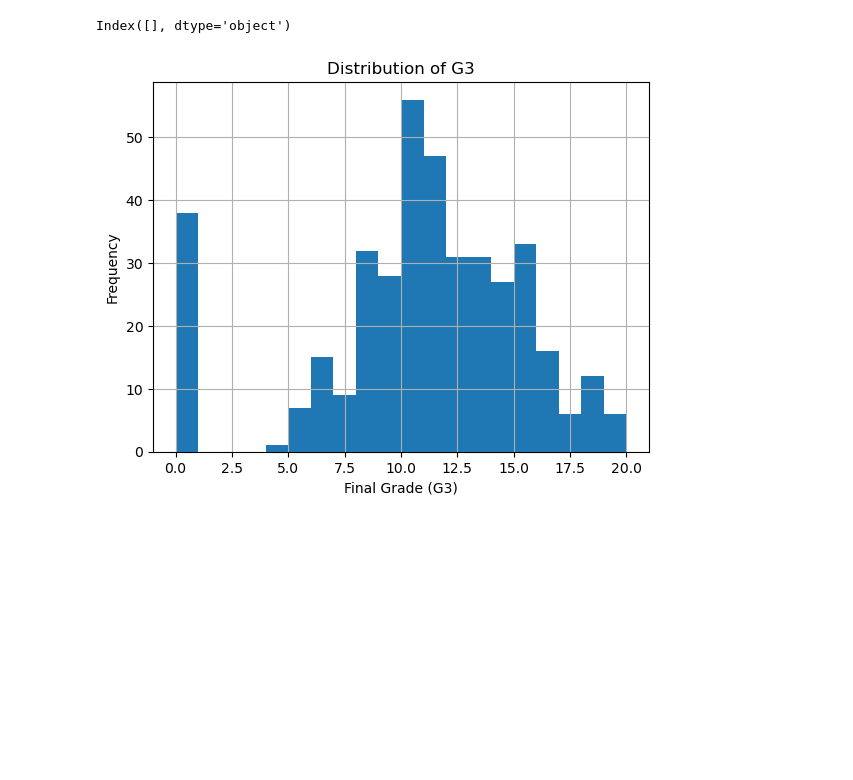
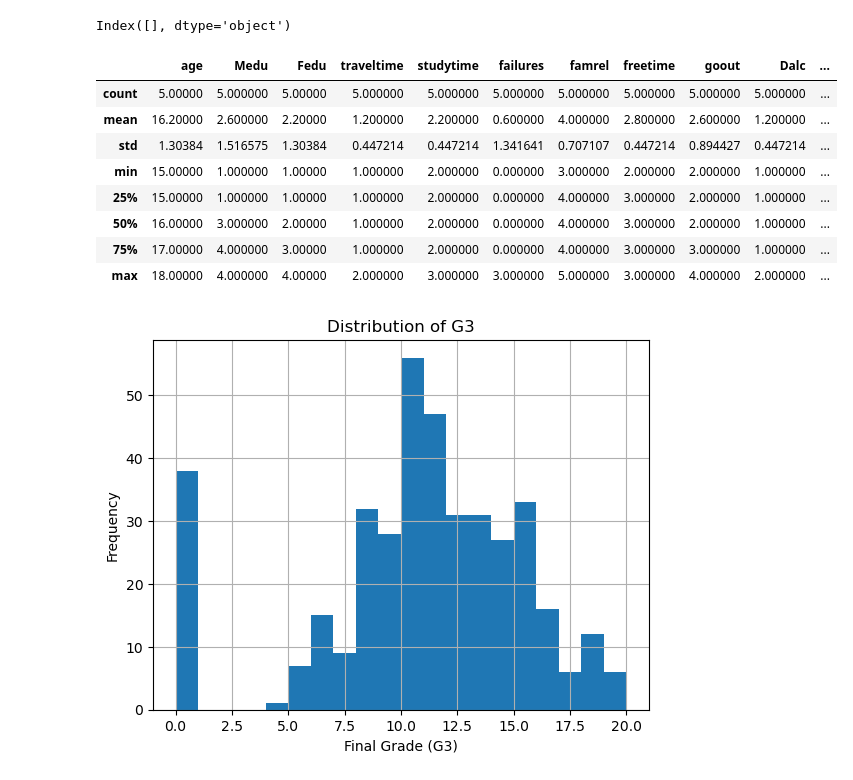
Before and after one commit to Santiagospinai7/ml-zoomcamp-homework, a Jupyter notebook: 02-regression/student_performance/Untitled.ipynb, the cells around one changed output. Drawn from its saved outputs; the diff is of its cells as text; code cells hidden in the pictures; blank space fills up the shorter version.

```diff
--- a/02-regression/student_performance/Untitled.ipynb
+++ b/02-regression/student_performance/Untitled.ipynb
@@ -35,3 +35,15 @@ Index([], dtype='object')
 df_por.columns[df_por.isnull().sum() > 0]
 # %% [output]
 Index([], dtype='object')
+# %%
+df_mat.head().describe()
+# %% [output]
+|  | age | Medu | Fedu | traveltime | studytime | failures | famrel | freetime | goout | Dalc | ... |
+| count | 5.00000 | 5.000000 | 5.00000 | 5.000000 | 5.000000 | 5.000000 | 5.000000 | 5.000000 | 5.000000 | 5.000000 | ... |
+| mean | 16.20000 | 2.600000 | 2.20000 | 1.200000 | 2.200000 | 0.600000 | 4.000000 | 2.800000 | 2.600000 | 1.200000 | ... |
+| std | 1.30384 | 1.516575 | 1.30384 | 0.447214 | 0.447214 | 1.341641 | 0.707107 | 0.447214 | 0.894427 | 0.447214 | ... |
+| min | 15.00000 | 1.000000 | 1.00000 | 1.000000 | 2.000000 | 0.000000 | 3.000000 | 2.000000 | 2.000000 | 1.000000 | ... |
+| 25% | 15.00000 | 1.000000 | 1.00000 | 1.000000 | 2.000000 | 0.000000 | 4.000000 | 3.000000 | 2.000000 | 1.000000 | ... |
+| 50% | 16.00000 | 3.000000 | 2.00000 | 1.000000 | 2.000000 | 0.000000 | 4.000000 | 3.000000 | 2.000000 | 1.000000 | ... |
+| 75% | 17.00000 | 4.000000 | 3.00000 | 1.000000 | 2.000000 | 0.000000 | 4.000000 | 3.000000 | 3.000000 | 1.000000 | ... |
+| max | 18.00000 | 4.000000 | 4.00000 | 2.000000 | 3.000000 | 3.000000 | 5.000000 | 3.000000 | 4.000000 | 2.000000 | ... |
```
Also changed, not shown: parts of 1 cell of this notebook.
